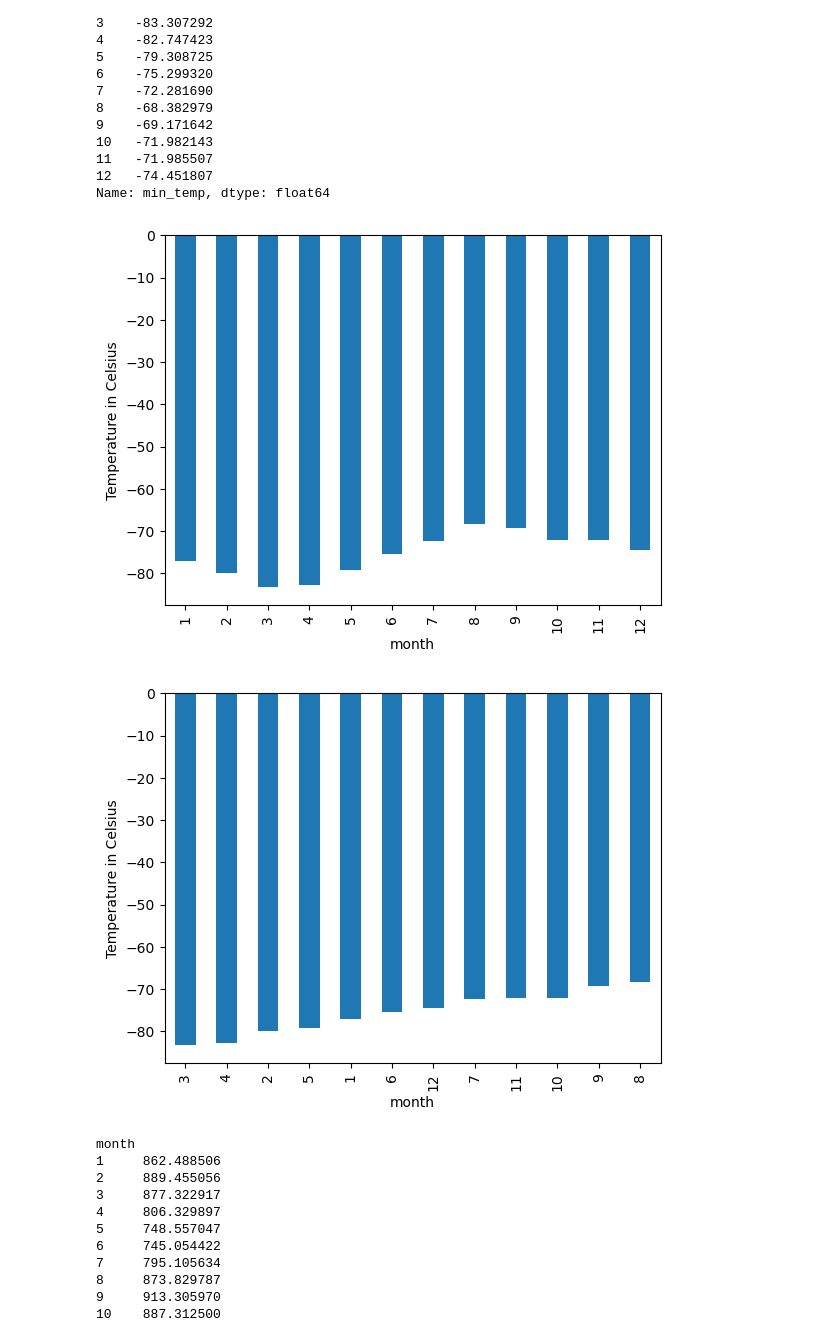
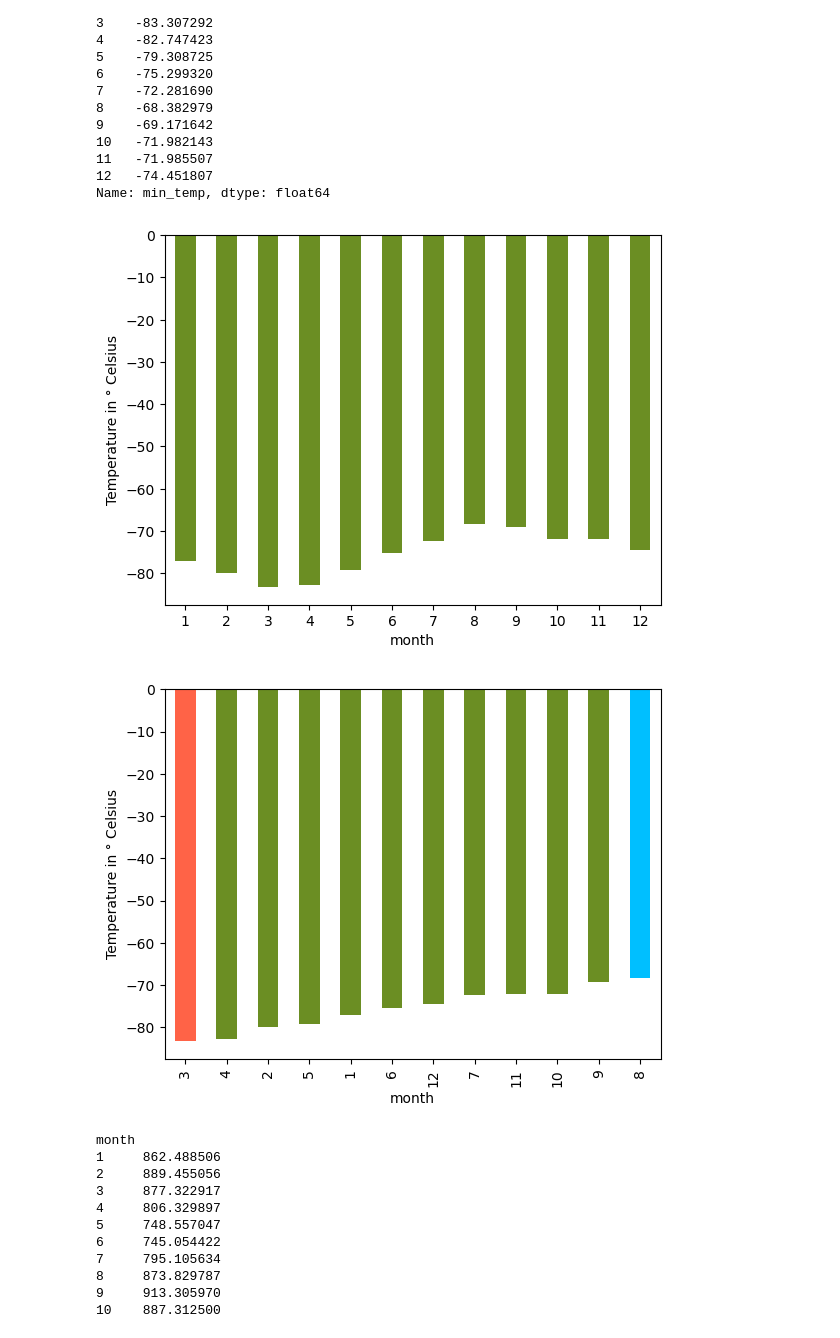
Before and after one commit to jnnfrwht14/Mdule11_webscrape, a Jupyter notebook: JWpart_2_mars_weather.ipynb, the cells around one changed output. Saved outputs shown, nothing was run; the diff lists cells and outputs as text; code cells hidden in the pictures.

```diff
--- a/JWpart_2_mars_weather.ipynb
+++ b/JWpart_2_mars_weather.ipynb
@@ -220,5 +224,7 @@ Name: month, dtype: int64
 # %%
 # 3. What is the average low temperature by month?
+average_low_temp = mars_df['min_temp'].groupby(mars_df['month']).mean()
+average_low_temp
 # %% [output]
 month
 1    -77.160920
@@ -236,11 +242,18 @@ month
 Name: min_temp, dtype: float64
 # %%
 # Plot the average temperature by month
+average_low_temp.plot.bar(rot = 0, color = 'olivedrab')
+plt.ylabel('Temperature in ° Celsius');
 # %% [output]
-[figure, old version]
+[figure, new version]
 # %%
 # Identify the coldest and hottest months in Curiosity's location
+hot_month = average_low_temp.sort_values()
+hot_month
+
+hot_month.plot.bar(color=[*['tomato']*1,*['olivedrab']*10, *['deepskyblue']*11])
+plt.ylabel('Temperature in ° Celsius');
 # %% [output]
-[figure, old version]
+[figure, new version]
 # %%
 # 4. Average pressure by Martian month
```
Also changed, not shown: parts of 6 cells of this notebook, 1 other file.
